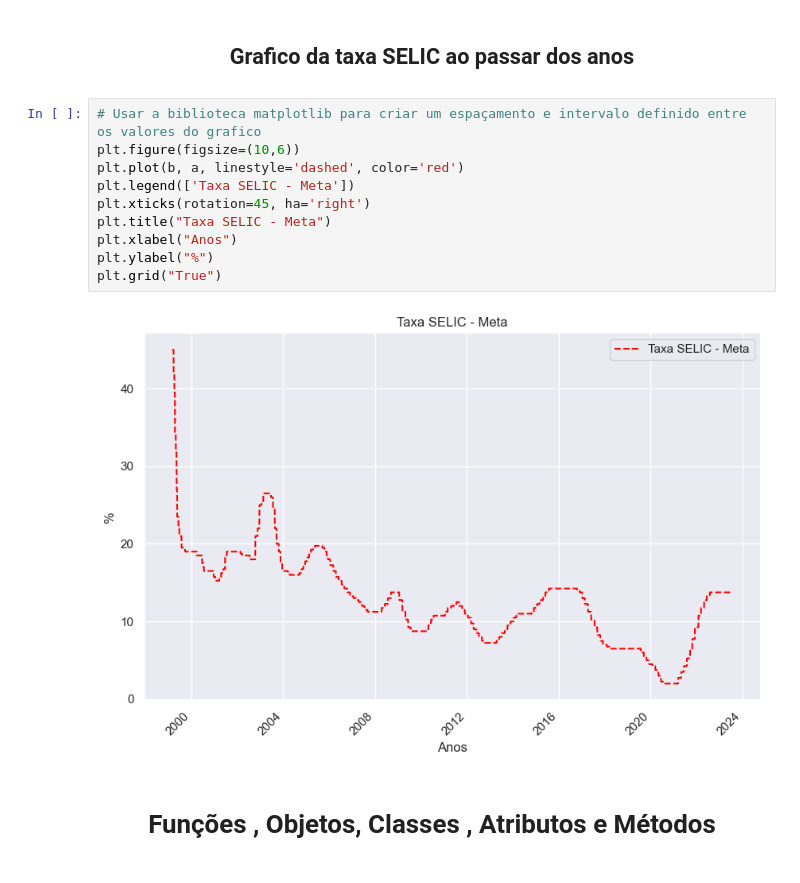
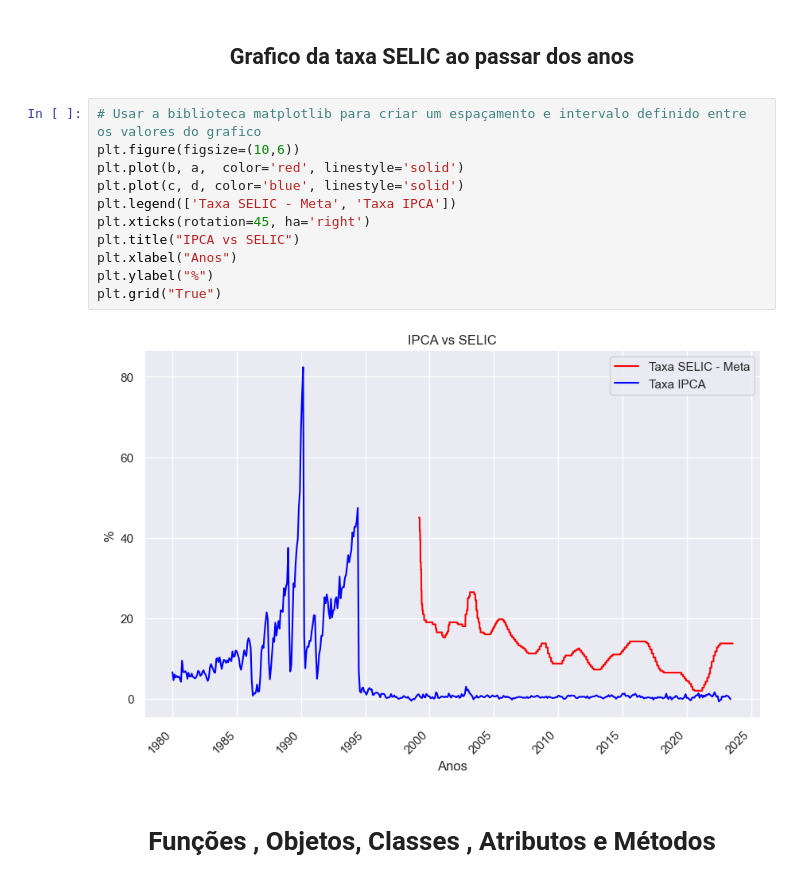
Before and after one commit to kioolz/Python, a Jupyter notebook: PyFi/SELIC/SELIC000.ipynb, the cells around one changed output. Cells and saved outputs as stored; diff of their text form.

```diff
--- a/PyFi/SELIC/SELIC000.ipynb
+++ b/PyFi/SELIC/SELIC000.ipynb
@@ -71,15 +50,16 @@ Name: data, Length: 8917, dtype: datetime64[ns]
 # %%
 # Usar a biblioteca matplotlib para criar um espaçamento e intervalo definido entre os valores do grafico
 plt.figure(figsize=(10,6))
-plt.plot(b, a, linestyle='dashed', color='red')
-plt.legend(['Taxa SELIC - Meta'])
+plt.plot(b, a,  color='red', linestyle='solid')
+plt.plot(c, d, color='blue', linestyle='solid')
+plt.legend(['Taxa SELIC - Meta', 'Taxa IPCA'])
 plt.xticks(rotation=45, ha='right')
-plt.title("Taxa SELIC - Meta")
+plt.title("IPCA vs SELIC")
 plt.xlabel("Anos")
 plt.ylabel("%")
 plt.grid("True")
 # %% [output]
-[figure, old version]
+[figure, new version]
 # %% [markdown]
 <h1 align="center"> Funções , Objetos, Classes , Atributos e Métodos </h1>
 # %%
```
Also changed, not shown: parts of 6 cells of this notebook.
